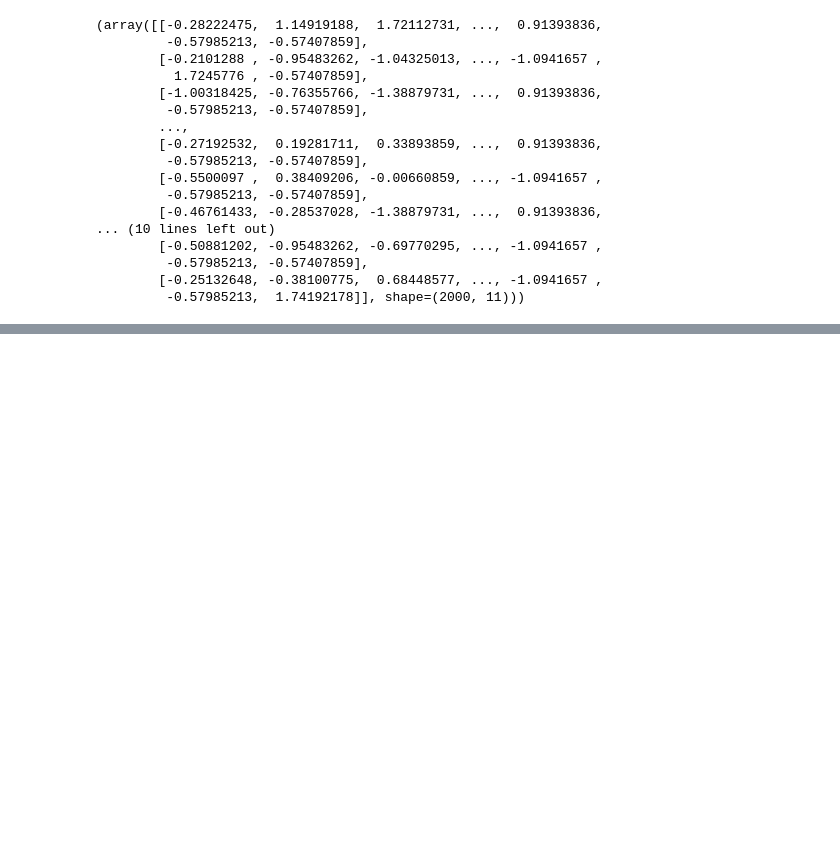
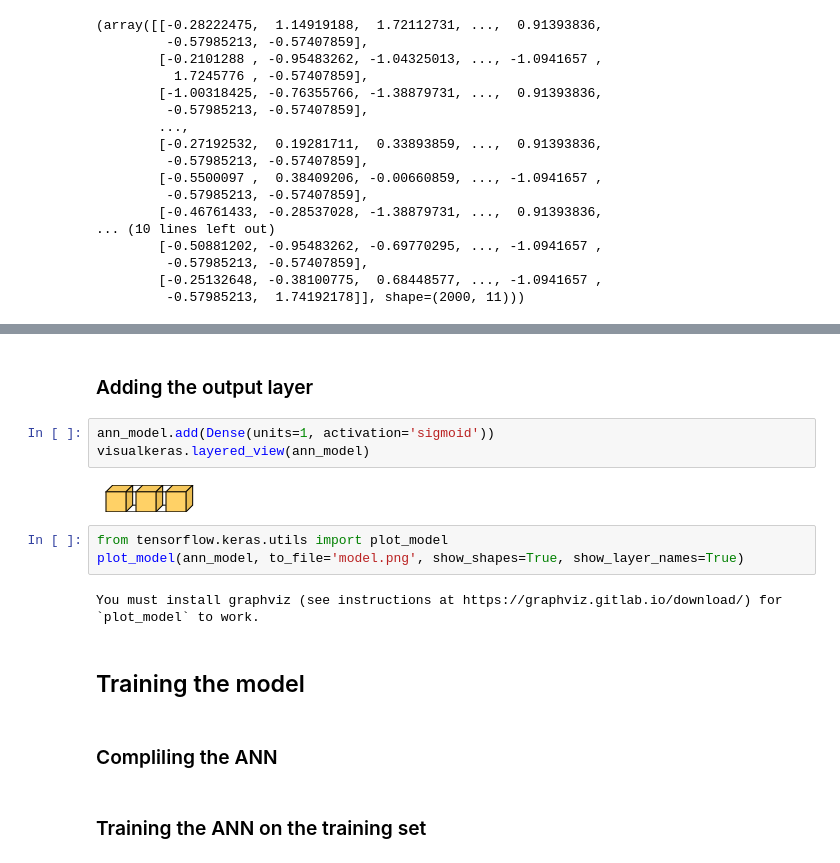
Before and after one commit to vishaltechevangelist/project-predict-bank-customer-churn-through-neural-net, a Jupyter notebook: ann-predict-customer-churn.ipynb, the cells around one changed output, grey strips where cells are left out. Cells and saved outputs as stored; diff of their text form; blank space fills up the shorter version.

```diff
--- a/ann-predict-customer-churn.ipynb
+++ b/ann-predict-customer-churn.ipynb
@@ -203,0 +229,18 @@ X_train, X_test
+# %% [markdown]
+### Adding the output layer
+# %%
+ann_model.add(Dense(units=1, activation='sigmoid'))
+visualkeras.layered_view(ann_model)
+# %% [output]
+[figure, added]
+# %%
+from tensorflow.keras.utils import plot_model
+plot_model(ann_model, to_file='model.png', show_shapes=True, show_layer_names=True)
+# %% [output]
+You must install graphviz (see instructions at https://graphviz.gitlab.io/download/) for `plot_model` to work.
+# %% [markdown]
+## Training the model
+# %% [markdown]
+### Compliling the ANN
+# %% [markdown]
+### Training the ANN on the training set
```
Also changed, not shown: parts of 9 cells of this notebook.
